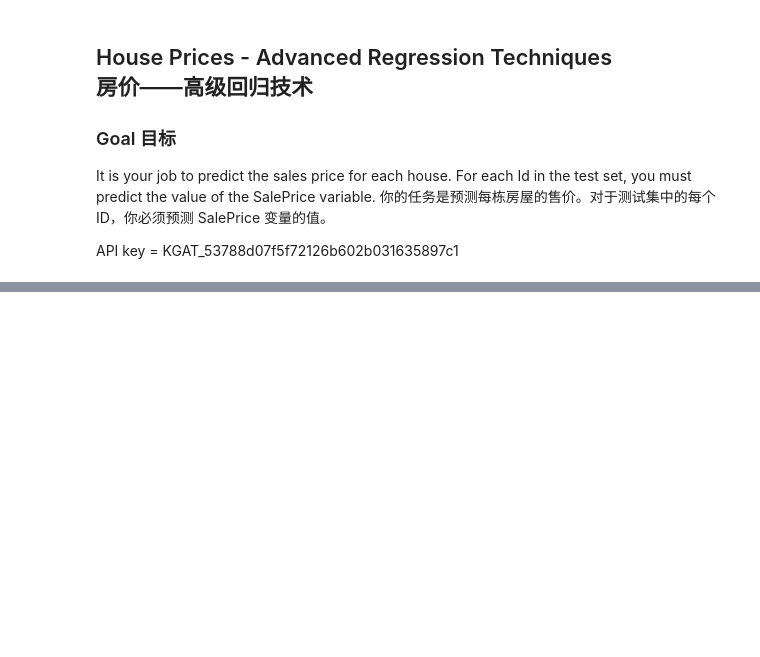
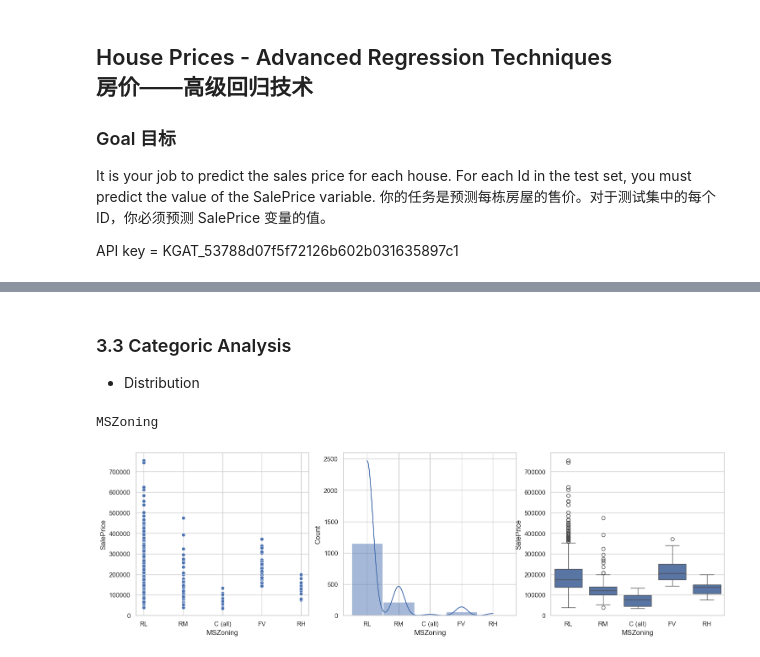
Before and after one commit to Tolia-GH/ITMO-MA, a Jupyter notebook: EnterExam/ai/Practice/S1-1/S1-Regression.ipynb, the cells around one changed output, grey strips where cells are left out. Saved outputs shown, nothing was run; the diff lists cells and outputs as text; code cells hidden in the pictures; blank space fills up the shorter version.

```diff
--- a/EnterExam/ai/Practice/S1-1/S1-Regression.ipynb
+++ b/EnterExam/ai/Practice/S1-1/S1-Regression.ipynb
@@ -255,0 +428,32 @@ Objective Columns: ['MSZoning', 'Street', 'Alley', 'LotShape', 'LandContour', 'U
+# %%
+for feature in NUM_FEATURES:
+    fig, axes = plt.subplots(nrows=1, ncols=1, figsize=(18, 5))
+
+    print(feature)
+
+    sns.boxplot(x=pd.cut(train[feature], bins=50, precision=1), y=train[TARGET_COL])
+
+    plt.xticks(rotation=90)
+    plt.show()
+# %% [markdown]
+### 3.3 Categoric Analysis
+
+- Distribution
+# %%
+CAT_FEATURES = ['MSZoning']
+# CAT_FEATURES = OBJ_COL
+
+for feature in CAT_FEATURES:
+
+    fig, axes = plt.subplots(nrows=1, ncols=3, figsize=(18, 5))
+
+    print(feature)
+
+    sns.scatterplot(x=train[feature],y=train[TARGET_COL], ax=axes[0])
+    sns.histplot(train[feature], kde=True, ax=axes[1])
+    sns.boxplot(x=train[feature], y=train[TARGET_COL], ax=axes[2])
+
+    plt.show()
+# %% [output]
+MSZoning
+[figure, added]
```
Also changed, not shown: parts of 42 cells of this notebook, 1 other file.
